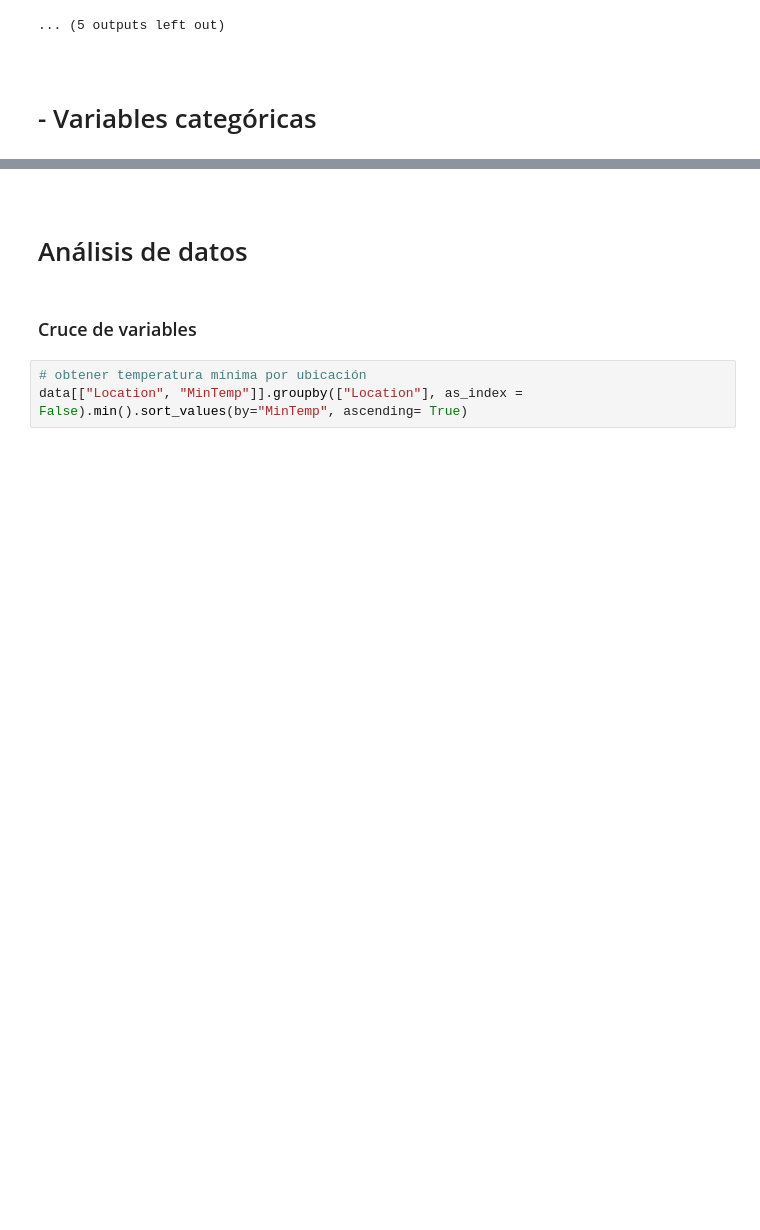
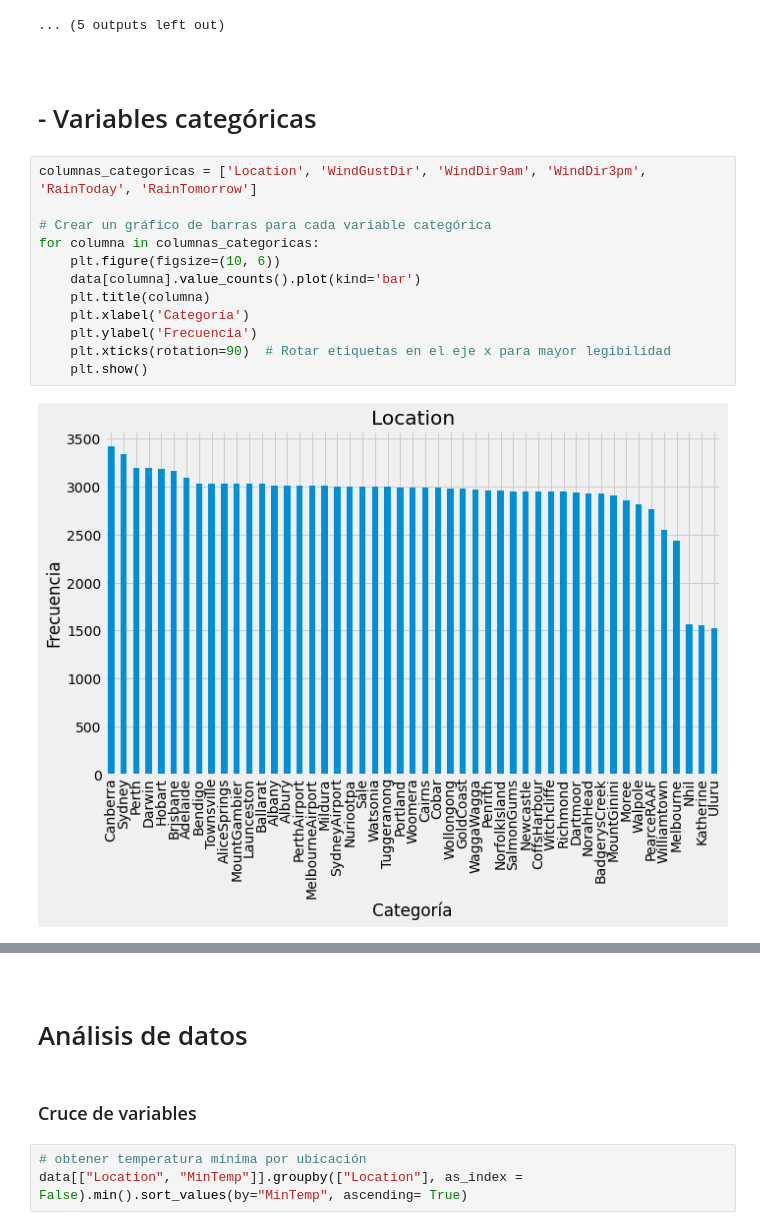
Before and after one commit to xmorh/mineriaDatos, a Jupyter notebook: Entrega1.ipynb, the cells around one changed output, grey strips where cells are left out. Saved outputs shown, nothing was run; the diff lists cells and outputs as text; blank space fills up the shorter version.

```diff
--- a/Entrega1.ipynb
+++ b/Entrega1.ipynb
@@ -196,3 +193,17 @@ for n in numeVar:
 # %% [markdown]
 <a id = "3"></a><br>
 # - Variables categóricas
+# %%
+columnas_categoricas = ['Location', 'WindGustDir', 'WindDir9am', 'WindDir3pm', 'RainToday', 'RainTomorrow']
+
+# Crear un gráfico de barras para cada variable categórica
+for columna in columnas_categoricas:
+    plt.figure(figsize=(10, 6))
+    data[columna].value_counts().plot(kind='bar')
+    plt.title(columna)
+    plt.xlabel('Categoría')
+    plt.ylabel('Frecuencia')
+    plt.xticks(rotation=90)  # Rotar etiquetas en el eje x para mayor legibilidad
+    plt.show()
+# %% [output]
+[figure, added]
```
Also changed, not shown: parts of 23 cells of this notebook.
